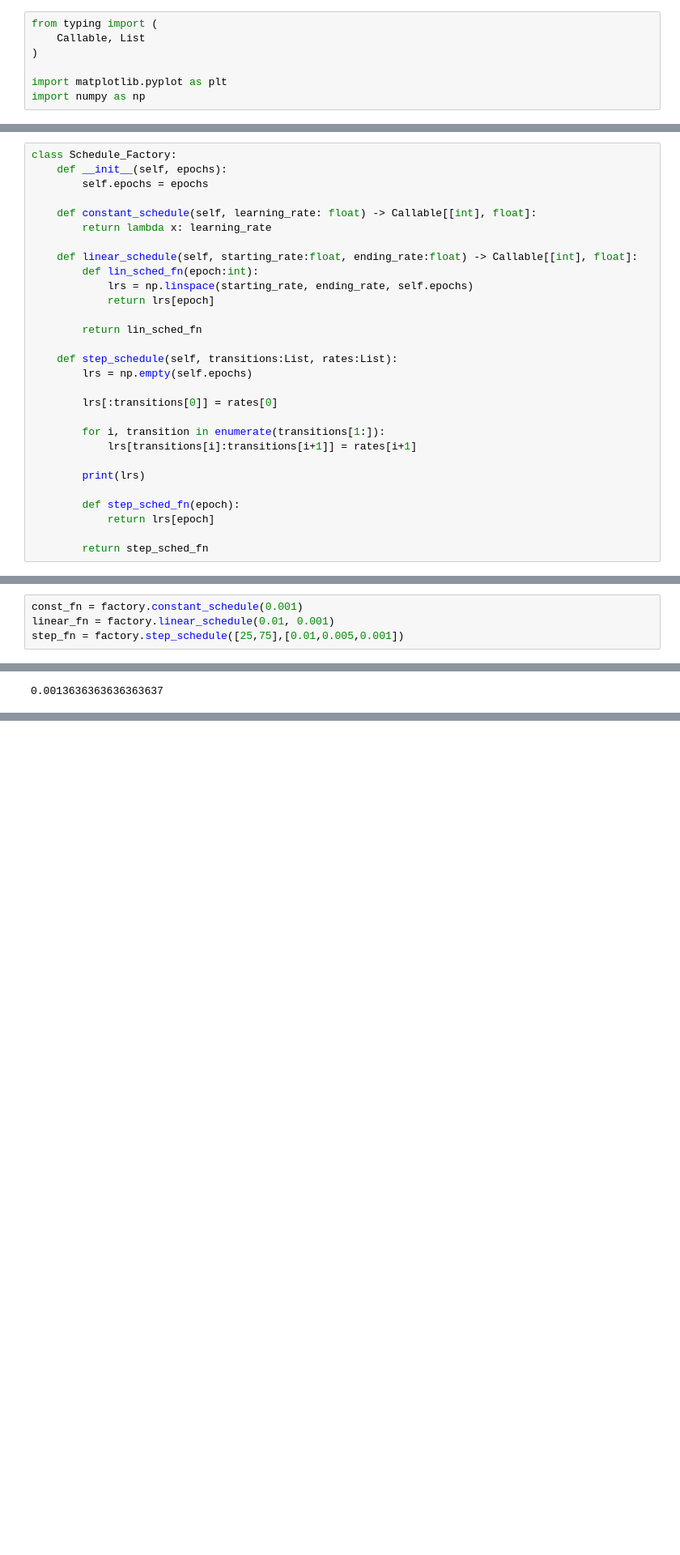
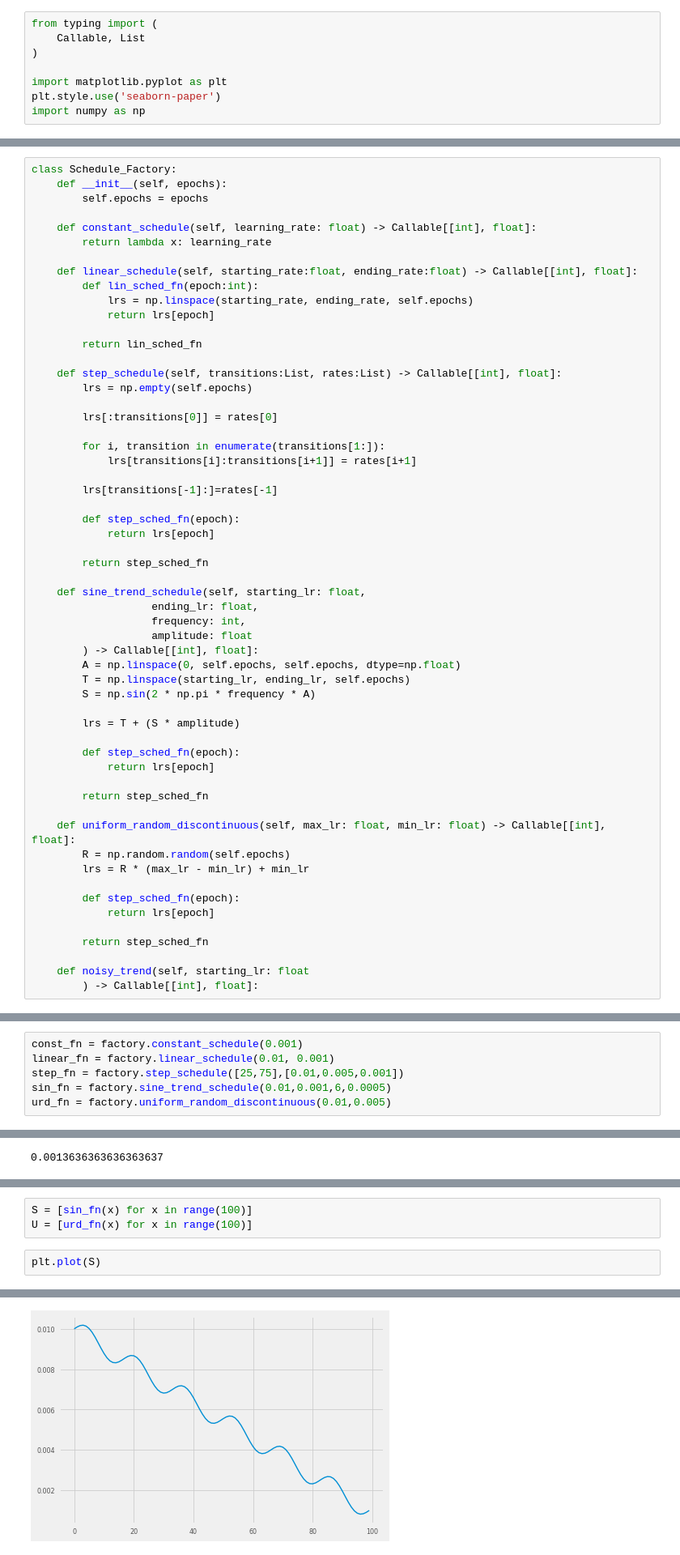
Before and after one commit to MatthewAlmeida/LRSchedules, a Jupyter notebook: schedules.ipynb, the cells around one changed output, grey strips where cells are left out. Shown at 81% size. Cells and saved outputs as stored; diff of their text form; blank space fills up the shorter version.

Commit message:
wrote additional schedules

```diff
--- a/schedules.ipynb
+++ b/schedules.ipynb
@@ -4,4 +4,5 @@ from typing import (
 )
 
 import matplotlib.pyplot as plt
+plt.style.use('seaborn-paper')
 import numpy as np
@@ -20,7 +41,7 @@ class Schedule_Factory:
 
         return lin_sched_fn
 
-    def step_schedule(self, transitions:List, rates:List):
+    def step_schedule(self, transitions:List, rates:List) -> Callable[[int], float]:
         lrs = np.empty(self.epochs)
 
         lrs[:transitions[0]] = rates[0]
@@ -28,15 +49,45 @@ class Schedule_Factory:
         for i, transition in enumerate(transitions[1:]):
             lrs[transitions[i]:transitions[i+1]] = rates[i+1]
 
-        print(lrs)
+        lrs[transitions[-1]:]=rates[-1]
 
         def step_sched_fn(epoch):
             return lrs[epoch]
 
         return step_sched_fn
+
+    def sine_trend_schedule(self, starting_lr: float,
+                   ending_lr: float,
+                   frequency: int,
+                   amplitude: float
+        ) -> Callable[[int], float]:
+        A = np.linspace(0, self.epochs, self.epochs, dtype=np.float)
+        T = np.linspace(starting_lr, ending_lr, self.epochs)
+        S = np.sin(2 * np.pi * frequency * A)
+
+        lrs = T + (S * amplitude)
+
+        def step_sched_fn(epoch):
+            return lrs[epoch]
+
+        return step_sched_fn
+
+    def uniform_random_discontinuous(self, max_lr: float, min_lr: float) -> Callable[[int], float]:
+        R = np.random.random(self.epochs)
+        lrs = R * (max_lr - min_lr) + min_lr
+
+        def step_sched_fn(epoch):
+            return lrs[epoch]
+
+        return step_sched_fn
+
+    def noisy_trend(self, starting_lr: float
+        ) -> Callable[[int], float]:
 # %%
 factory = Schedule_Factory(100)
 # %%
 const_fn = factory.constant_schedule(0.001)
 linear_fn = factory.linear_schedule(0.01, 0.001)
 step_fn = factory.step_schedule([25,75],[0.01,0.005,0.001])
+sin_fn = factory.sine_trend_schedule(0.01,0.001,6,0.0005)
+urd_fn = factory.uniform_random_discontinuous(0.01,0.005)
@@ -76,0 +106,6 @@ step_fn(24)
+# %%
+S = [sin_fn(x) for x in range(100)]
+U = [urd_fn(x) for x in range(100)]
+# %%
+plt.plot(S)
+# %% [output]
@@ -76,0 +113 @@ step_fn(24)
+[figure, added]
```
Also changed, not shown: parts of 7 cells of this notebook.
